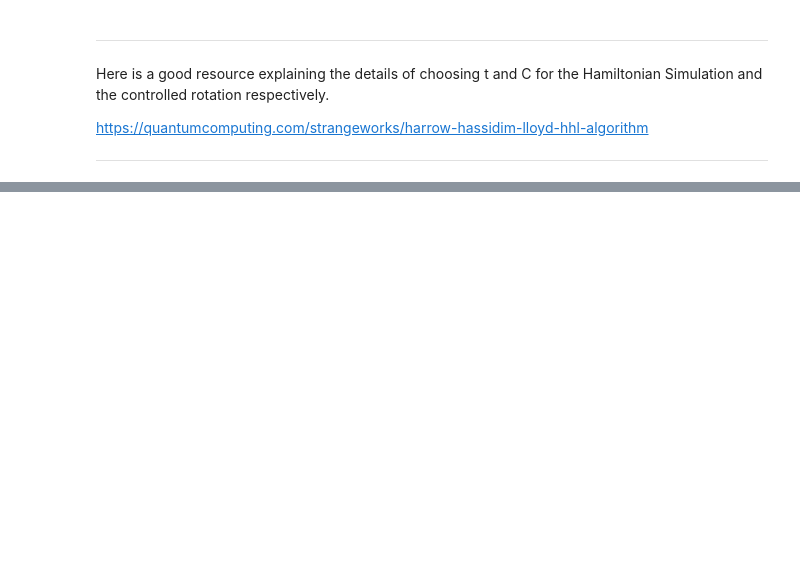
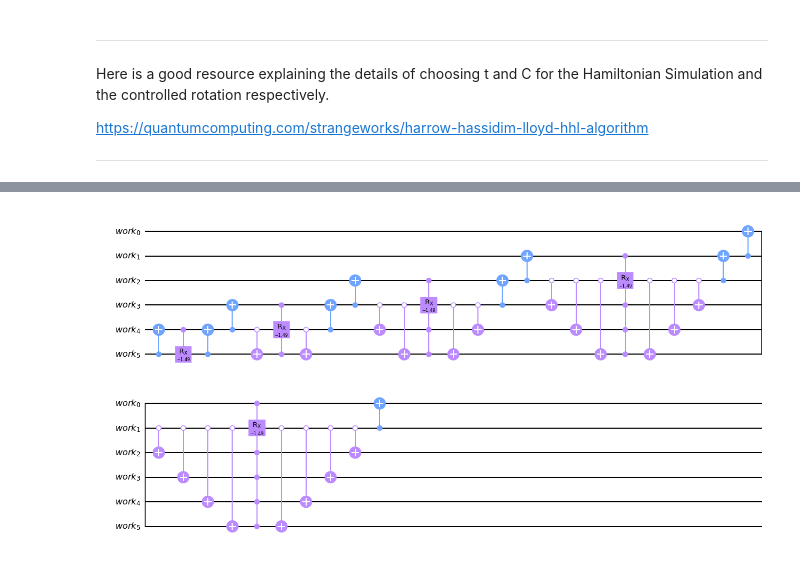
Before and after one commit to osamarais/Tridiagonal_Solver, a Jupyter notebook: tridiagonal_solver_clean_code.ipynb, the cells around one changed output, grey strips where cells are left out. Cells and saved outputs as stored; diff of their text form; code cells hidden in the pictures; blank space fills up the shorter version.

```diff
--- a/tridiagonal_solver_clean_code.ipynb
+++ b/tridiagonal_solver_clean_code.ipynb
@@ -94,0 +151,5 @@ unitary_circuit = QuantumCircuit(work_register,name='U')
+# %%
+_H3 = H3(a,b,t,work_register,n_w)
+_H3.draw(output='mpl')
+# %% [output]
+[figure, added]
```
Also changed, not shown: parts of 21 cells of this notebook.
